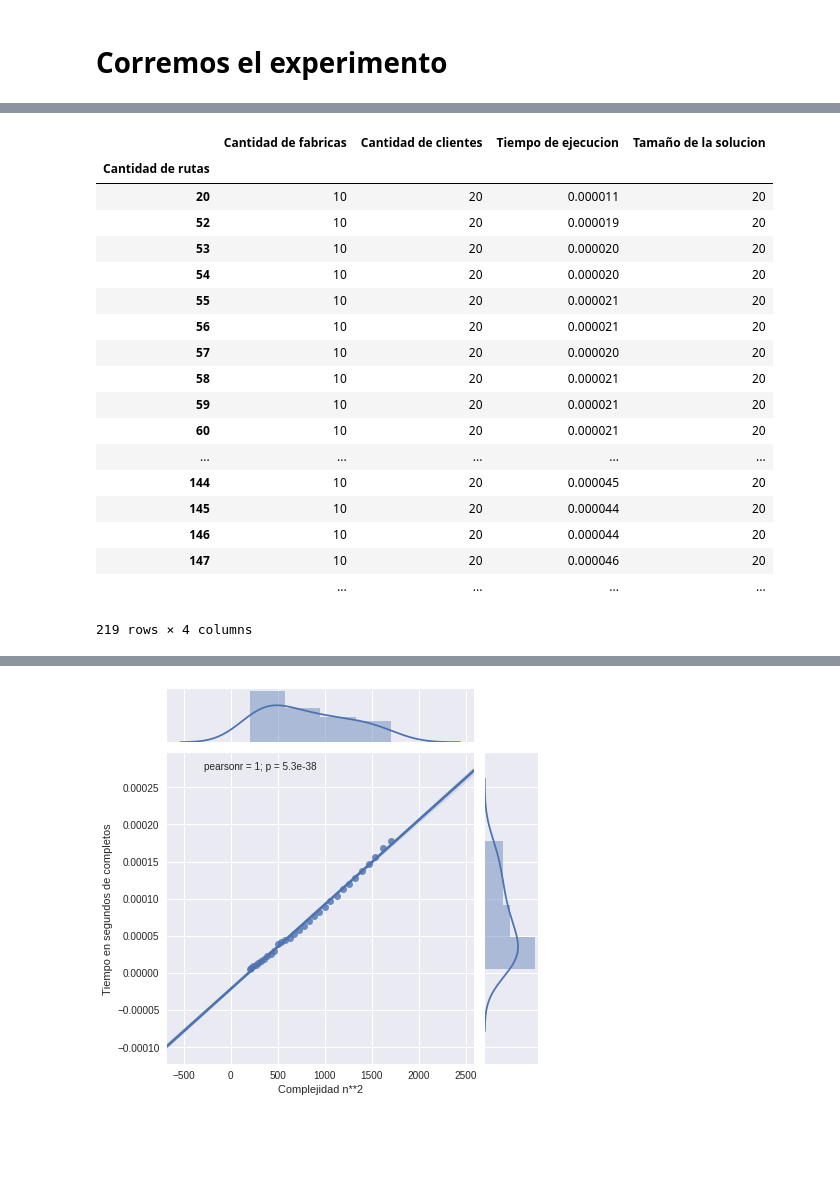
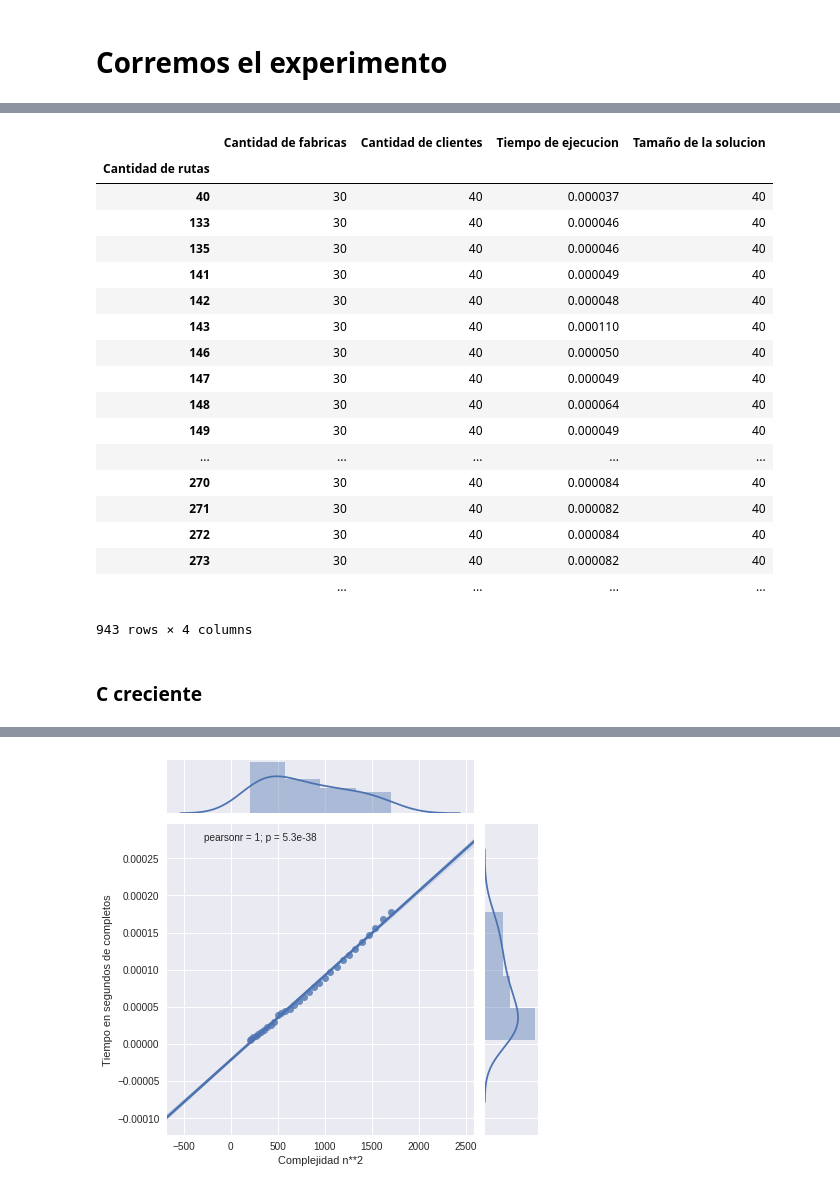
Before and after one commit to cat-j/startup2-algo3, a Jupyter notebook: ej3/generador_de_tests.ipynb, the cells around one changed output, grey strips where cells are left out. Drawn from its saved outputs; the diff is of its cells as text; code cells hidden in the pictures; blank space fills up the shorter version.

```diff
--- a/ej3/generador_de_tests.ipynb
+++ b/ej3/generador_de_tests.ipynb
@@ -50,7 +51,7 @@ def generarEntradaPropClientes(n, mu=5, sigma=1, p_arista=0.5, archivo="output")
 
     with open(archivo, 'w') as entrada:
         for k in range(minimo,n):
-            for i in range(1):
+            for i in range(50):
                 grafo = generarGrafoPesosNormales(n-k, k, mu, sigma, p_arista)
                 entrada.write(str(n-k) + " " + str(k) + " " + str(len(grafo)) + '\n')
                 for j in grafo:
@@ -62,8 +63,8 @@ def generarEntradaCantidadesFijas(f, c, mu=5, sigma=1, archivo="output"):
     # Genera un caso de test con 32 grafos de n nodos. Los pesos están distribuidos
     # normalmente según los parámetros especificados.
     with open(archivo, 'w') as entrada:
-        for p in np.arange(0.0, 1.1, 0.1):
-            for i in range(50):
+        for p in np.arange(0.0, 1.1, 0.05):
+            for i in range(80):
                 grafo = generarGrafoPesosNormales(f, c, mu, sigma, p)
                 entrada.write(str(f) + " " + str(c) + " " + str(len(grafo)) + '\n')
                 for j in grafo:
@@ -73,5 +74,5 @@ def generarEntradaCantidadesFijas(f, c, mu=5, sigma=1, archivo="output"):
 for p in np.arange(0.0, 1.1, 0.25):
     generarEntradaPropClientes(50, 20, 5, p, "tests/proporcionClientes_{0}.test-in".format(p))
 # %%
-for j in range(10, 60, 10):
+for j in range(10, 40, 10):
     generarEntradaCantidadesFijas(j, j+10, 20, 5, "tests/densidadCreciente_{0}_{1}.test-in".format(j, j+10))
@@ -112,5 +115,5 @@ plt.show()
 # %%
 resultsD = {}
 
-for j in range(10, 50, 10):
+for j in range(10, 40, 10):
     resultsD["densidadCreciente_{0}_{1}".format(j, j+10)] = pd.read_csv("./experimentacion/densidadCreciente_{0}_{1}.stderr".format(j, j+10), delimiter=";")
@@ -127,26 +130,26 @@ resultsD["densidadCreciente_10_20"].head()
 # %%
 for key, value in resultsD.items():
     resultsD[key] = value.groupby("Cantidad de rutas").mean()
 
-resultsD["densidadCreciente_10_20"]
+resultsD["densidadCreciente_30_40"]
 # %% [output]
 |  | Cantidad de fabricas | Cantidad de clientes | Tiempo de ejecucion | Tamaño de la solucion |
 | Cantidad de rutas |  |  |  |  |
-| 20 | 10 | 20 | 0.000011 | 20 |
-| 52 | 10 | 20 | 0.000019 | 20 |
-| 53 | 10 | 20 | 0.000020 | 20 |
-| 54 | 10 | 20 | 0.000020 | 20 |
-| 55 | 10 | 20 | 0.000021 | 20 |
-| 56 | 10 | 20 | 0.000021 | 20 |
-| 57 | 10 | 20 | 0.000020 | 20 |
-| 58 | 10 | 20 | 0.000021 | 20 |
-| 59 | 10 | 20 | 0.000021 | 20 |
-| 60 | 10 | 20 | 0.000021 | 20 |
+| 40 | 30 | 40 | 0.000037 | 40 |
+| 133 | 30 | 40 | 0.000046 | 40 |
+| 135 | 30 | 40 | 0.000046 | 40 |
+| 141 | 30 | 40 | 0.000049 | 40 |
+| 142 | 30 | 40 | 0.000048 | 40 |
+| 143 | 30 | 40 | 0.000110 | 40 |
+| 146 | 30 | 40 | 0.000050 | 40 |
+| 147 | 30 | 40 | 0.000049 | 40 |
+| 148 | 30 | 40 | 0.000064 | 40 |
+| 149 | 30 | 40 | 0.000049 | 40 |
 | ... | ... | ... | ... | ... |
-| 144 | 10 | 20 | 0.000045 | 20 |
-| 145 | 10 | 20 | 0.000044 | 20 |
-| 146 | 10 | 20 | 0.000044 | 20 |
-| 147 | 10 | 20 | 0.000046 | 20 |
+| 270 | 30 | 40 | 0.000084 | 40 |
+| 271 | 30 | 40 | 0.000082 | 40 |
+| 272 | 30 | 40 | 0.000084 | 40 |
+| 273 | 30 | 40 | 0.000082 | 40 |
 |  | ... | ... | ... | ... |
-219 rows × 4 columns
+943 rows × 4 columns
 # %%
@@ -163 +165,3 @@ plt.title("Tiempo de ejecución según la densidad del árbol")
 plt.show()
+# %% [markdown]
+### C creciente
```
Also changed, not shown: parts of 15 cells of this notebook, 6 other files.
